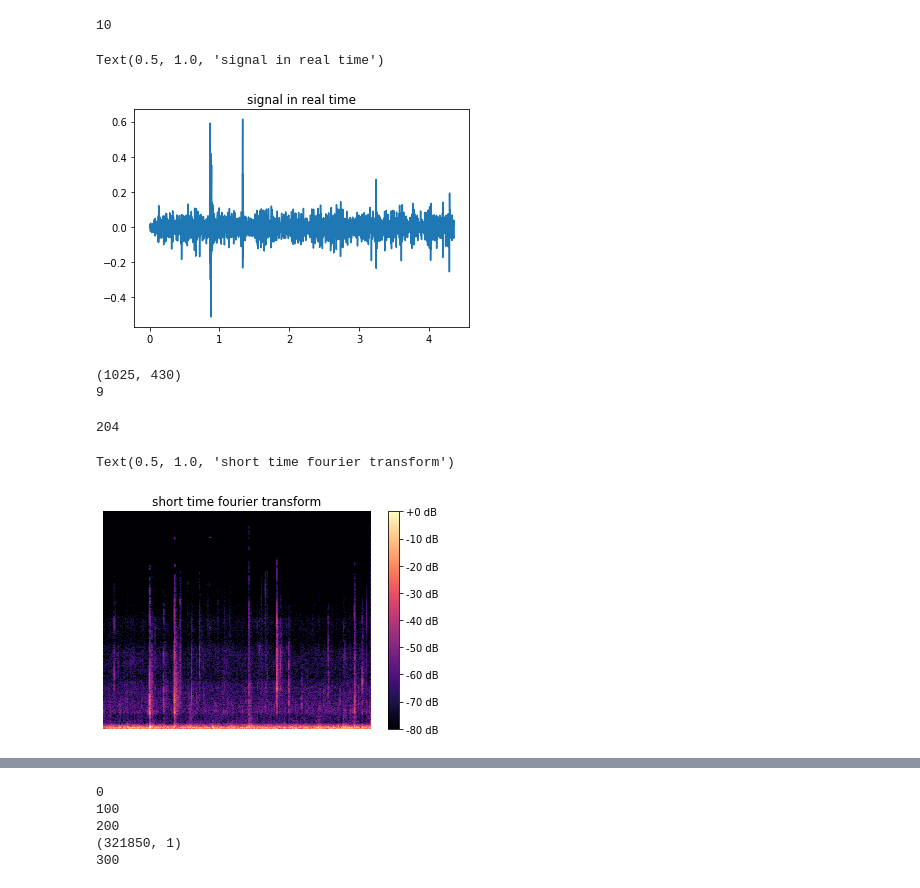
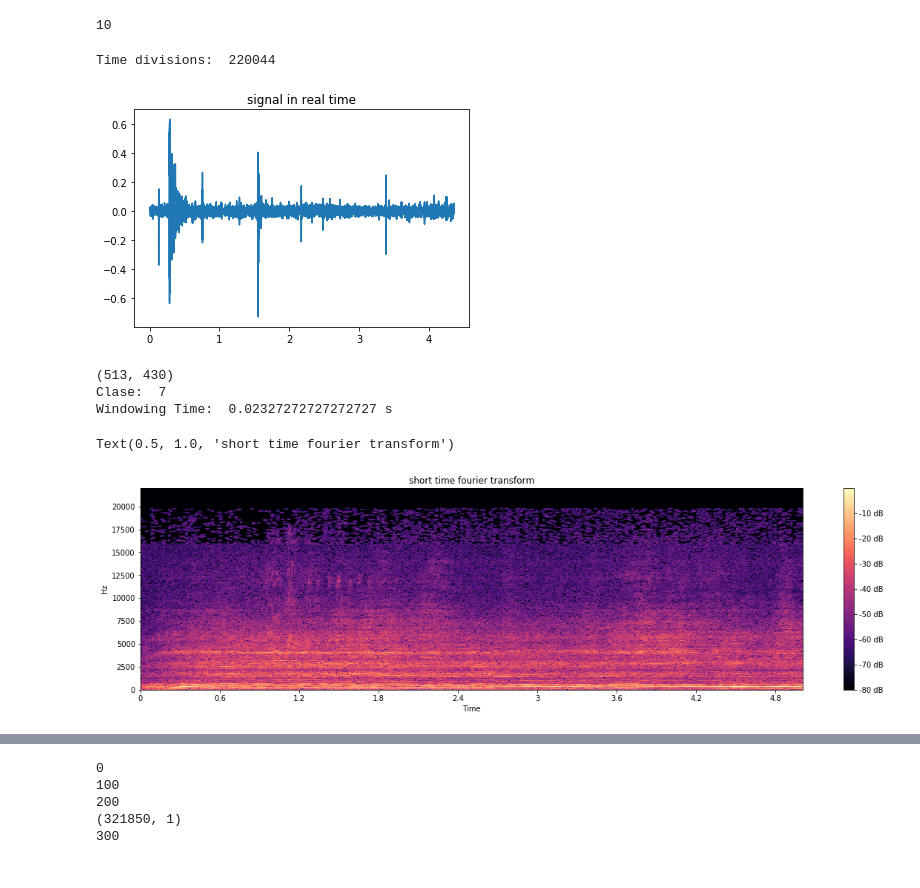
Before and after one commit to DavidCastilloAlvarado/STFT_ESC10, a Jupyter notebook: STFT.ipynb, the cells around one changed output, grey strips where cells are left out. Drawn from its saved outputs; the diff is of its cells as text; code cells hidden in the pictures.

```diff
--- a/STFT.ipynb
+++ b/STFT.ipynb
@@ -15,6 +15,10 @@ from tensorflow.keras.layers import Conv2D, MaxPooling2D
 from tensorflow.keras.utils import to_categorical
 from tensorflow.keras import optimizers
 import tensorflow.keras as keras
+import pandas as pd
+from pylab import rcParams
+import random
+rcParams['figure.figsize'] = 20, 5
 # encabezado
 # tercer encabezado
 # new branch
@@ -111,35 +115,38 @@ print(len( set(labels) ))
 example = random.randint(0,400)
 # %%
 save_path='Helicopter_before.jpg'
+print("Time divisions: ",len(audio_data[example]))
 plt.plot(time_divion[0:192000],audio_data[example][0:192000])
 #plt.show()
 plt.title('signal in real time')
-#pylab.savefig(save_path, bbox_inches=None, pad_inches=0)
+pylab.savefig(save_path, bbox_inches=None, pad_inches=0)
 #pylab.close()
 # %% [output]
-Text(0.5, 1.0, 'signal in real time')
+Time divisions:  220044
-[figure, old version]
+[figure, new version]
-# %%
-freq = librosa.amplitude_to_db(np.abs(librosa.stft(audio_data[example])), ref=np.max)
-mfcc = librosa.feature.mfcc(y=audio_data[example])
-print(freq.shape)
-print(labels[example])
-# %% [output]
-(1025, 430)
-9
-# %%
-example
-# %% [output]
-204
 # %%
-save_path = 'Helicopter.jpg'
+from pylab import rcParams
+import random
+rcParams['figure.figsize'] = 20, 5
+example = 120
+win_length=1024
+hop_length=int(win_length/2)
+freq = librosa.amplitude_to_db(np.abs(librosa.stft(audio_data[example],n_fft=1024, win_length=win_length ,hop_length=hop_length)), ref=np.max) #44000
+mfcc = librosa.feature.mfcc(y=audio_data[example])
+print(freq.shape)
+print("Clase: ",labels[example])
+print("Windowing Time: ", win_length*1/44000,"s")
 
-plt.axis('off') # no axis
-librosa.display.specshow(freq)
+save_path = 'randomSound.jpg'
+#plt.axis('off') # no axis
+librosa.display.specshow(freq,hop_length=hop_length,x_axis='time', y_axis='linear',sr=44000)
 plt.colorbar(format='%+2.0f dB')
 plt.title('short time fourier transform')
 #pylab.savefig(save_path, bbox_inches=None, pad_inches=0)
 #pylab.close()
 # %% [output]
-Text(0.5, 1.0, 'short time fourier transform')
+(513, 430)
+Clase:  7
+Windowing Time:  0.02327272727272727 s
+Text(0.5, 1.0, 'short time fourier transform')
-[figure, old version]
+[figure, new version]
```
Also changed, not shown: parts of 1 cell of this notebook, 4 other files.
